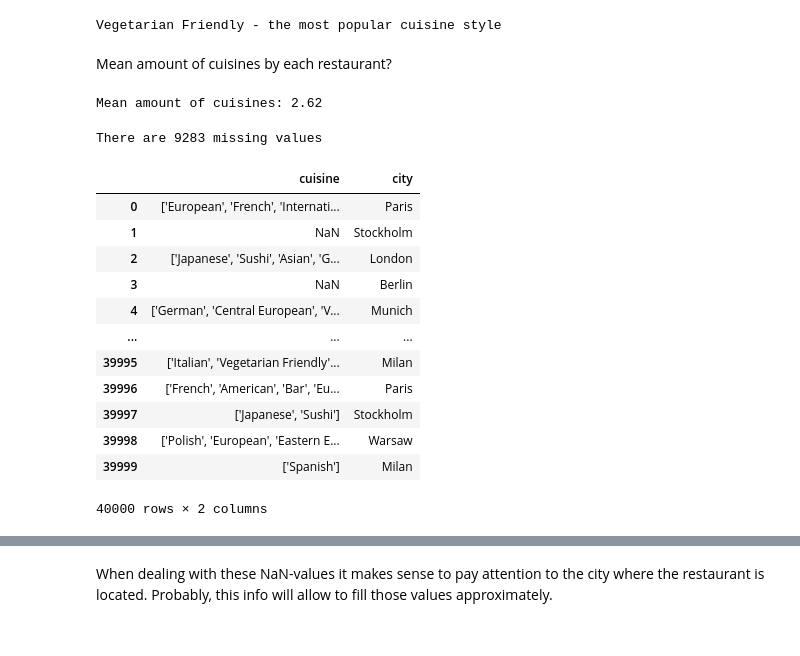
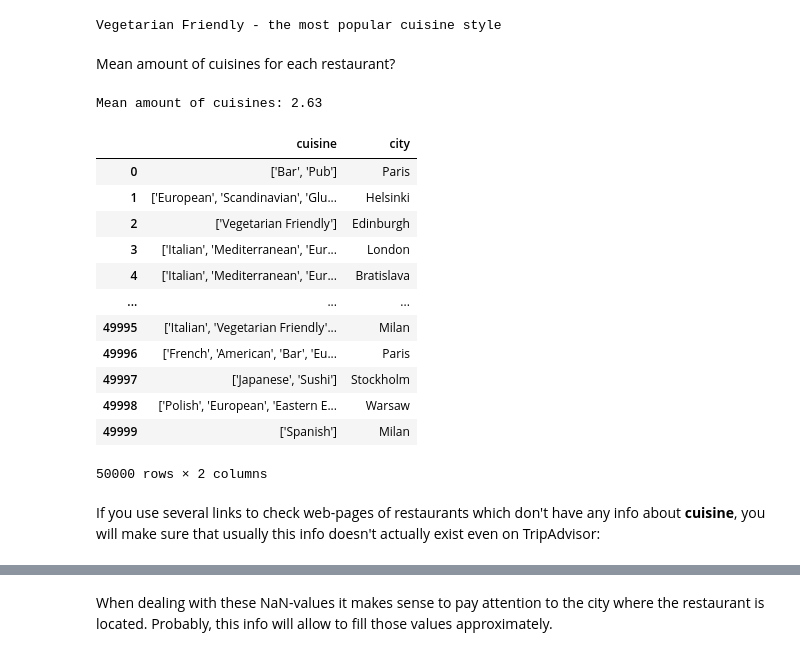
Before and after one commit to LawrenceGrigoryan/skillfactory_rds, a Jupyter notebook: module_3/Project_3. About delicious and healthy food.ipynb, the cells around one changed output, grey strips where cells are left out. Drawn from its saved outputs; the diff is of its cells as text; code cells hidden in the pictures.

```diff
--- a/module_3/Project_3. About delicious and healthy food.ipynb
+++ b/module_3/Project_3. About delicious and healthy food.ipynb
@@ -157,0 +125,6 @@ The result is not the best but at least something. Now let's proceed to data pre
+# %%
+df_train['sample'] = 1  # Train data
+df_test['sample'] = 0  # Test data
+df_test['Rating'] = 0  # Filling with zeros since there is no data there (needs to be predicted)
+
+data = df_test.append(df_train, sort=False).reset_index(drop=True)
@@ -237,5 +244,5 @@ dtype of ID_TA column is <class 'str'>
 # %%
-data = df.copy(deep=True)
-data.columns = ['rest_id', 'city', 'cuisine', 'ranking', 'rating',
+df = data.copy(deep=True)
+df.columns = ['rest_id', 'city', 'cuisine', 'ranking',
                 'price_range', 'reviews_amount', 'reviews', 'url_ta',
-                'id_ta']
+                'id_ta', 'sample', 'rating']
@@ -302,7 +288,7 @@ def id_check(cell):
 
     return result.group(0)
 # %%
-data.rest_id = data.rest_id.apply(id_check)
+df.rest_id = df.rest_id.apply(id_check)
 # %% [markdown]
 Let's look at values now:
 # %%
@@ -317,4 +298,4 @@ Actually, we can see that nothing changed but, at least, there is some confidenc
 
 Now we can drop this column as it plays no role in the future ML model:
 # %%
-data.drop(['rest_id'], axis=1, inplace=True)
+df.drop(['rest_id'], axis=1, inplace=True)
@@ -380,30 +361,28 @@ print(f'{counter.most_common()[0][0]} - the most popular cuisine style')
 # %% [output]
 Vegetarian Friendly - the most popular cuisine style
 # %% [markdown]
-Mean amount of cuisines by each restaurant?
+Mean amount of cuisines for each restaurant?
 # %%
-cuisine = df['Cuisine Style'].apply(lambda x: ast.literal_eval(x) if not pd.isna(x) else '1')
+cuisine = data['Cuisine Style'].apply(lambda x: ast.literal_eval(x) if not pd.isna(x) else '1')
 print(f'Mean amount of cuisines: {round(cuisine.apply(lambda x: len(x)).mean(), 2)}')
 # %% [output]
-Mean amount of cuisines: 2.62
+Mean amount of cuisines: 2.63
-# %%
-print(f'There are {data.cuisine.isna().sum()} missing values')
-# %% [output]
-There are 9283 missing values
 # %%
-df_cuisine = data[['cuisine', 'city']]
+df_cuisine = df[['cuisine', 'city']]
 df_cuisine
 # %% [output]
 |  | cuisine | city |
-| 0 | ['European', 'French', 'Internati... | Paris |
-| 1 | NaN | Stockholm |
-| 2 | ['Japanese', 'Sushi', 'Asian', 'G... | London |
-| 3 | NaN | Berlin |
-| 4 | ['German', 'Central European', 'V... | Munich |
+| 0 | ['Bar', 'Pub'] | Paris |
+| 1 | ['European', 'Scandinavian', 'Glu... | Helsinki |
+| 2 | ['Vegetarian Friendly'] | Edinburgh |
+| 3 | ['Italian', 'Mediterranean', 'Eur... | London |
+| 4 | ['Italian', 'Mediterranean', 'Eur... | Bratislava |
 | ... | ... | ... |
-| 39995 | ['Italian', 'Vegetarian Friendly'... | Milan |
-| 39996 | ['French', 'American', 'Bar', 'Eu... | Paris |
-| 39997 | ['Japanese', 'Sushi'] | Stockholm |
-| 39998 | ['Polish', 'European', 'Eastern E... | Warsaw |
-| 39999 | ['Spanish'] | Milan |
+| 49995 | ['Italian', 'Vegetarian Friendly'... | Milan |
+| 49996 | ['French', 'American', 'Bar', 'Eu... | Paris |
+| 49997 | ['Japanese', 'Sushi'] | Stockholm |
+| 49998 | ['Polish', 'European', 'Eastern E... | Warsaw |
+| 49999 | ['Spanish'] | Milan |
-40000 rows × 2 columns
+50000 rows × 2 columns
+# %% [markdown]
+If you use several links to check web-pages of restaurants which don't have any info about **cuisine**, you will make sure that usually this info doesn't actually exist even on TripAdvisor:
```
Also changed, not shown: parts of 268 cells of this notebook, 1 other file.
